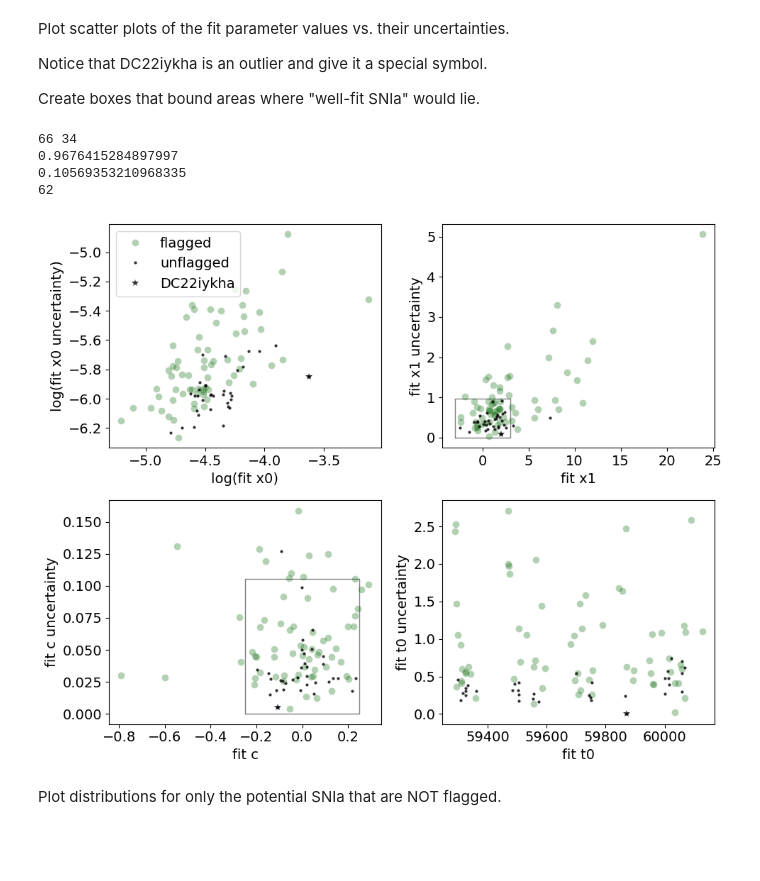
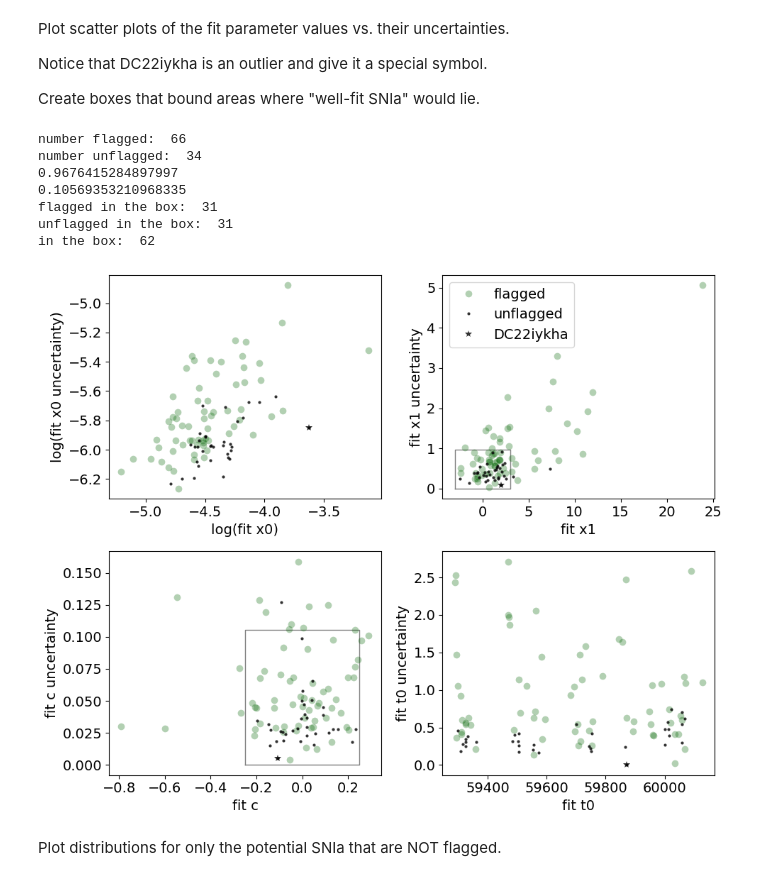
Before and after one commit to MelissaGraham/decam_ddf_tools, a Jupyter notebook: transients_science/SNIa/3_review_potential_snia_sncosmo.ipynb, the cells around one changed output. Cells and saved outputs as stored; diff of their text form; code cells hidden in the pictures; blank space fills up the shorter version.

```diff
--- a/transients_science/SNIa/3_review_potential_snia_sncosmo.ipynb
+++ b/transients_science/SNIa/3_review_potential_snia_sncosmo.ipynb
@@ -196,7 +200,8 @@ Create boxes that bound areas where "well-fit SNIa" would lie.
 # %%
 tx = np.where((fit_z > -90.0) & (fit_mlgflag != 0))[0]
 mlgx = np.where((fit_z > -90.0) & (fit_mlgflag == 0))[0]
-print(len(tx), len(mlgx))
+print('number flagged: ', len(tx))
+print('number unflagged: ', len(mlgx))
 
 x = np.where(fit_cand[mlgx] == 'DC22iykha')[0]
 
@@ -210,9 +215,15 @@ val_ce = np.mean(fit_ce[mlgx[tmp]]) + 3.0 * np.std(fit_ce[mlgx[tmp]])
 print(val_ce)
 del tmp
 
+tmp = np.where((fit_x1[tx] >= -3) & (fit_x1[tx] <= 3) & (fit_x1e[tx] >= 0.0) & (fit_x1e[tx] <= val_x1e) &
+               (fit_c[tx] >= -0.25) & (fit_c[tx] <= 0.25) & (fit_ce[tx] >= 0.0) & (fit_ce[tx] <= val_ce) )[0]
+print('flagged in the box: ', len(tmp))
+tmp = np.where((fit_x1[mlgx] >= -3) & (fit_x1[mlgx] <= 3) & (fit_x1e[mlgx] >= 0.0) & (fit_x1e[mlgx] <= val_x1e) &
+               (fit_c[mlgx] >= -0.25) & (fit_c[mlgx] <= 0.25) & (fit_ce[mlgx] >= 0.0) & (fit_ce[mlgx] <= val_ce) )[0]
+print('unflagged in the box: ', len(tmp))
 tmp = np.where((fit_x1 >= -3) & (fit_x1 <= 3) & (fit_x1e >= 0.0) & (fit_x1e <= val_x1e) &
                (fit_c >= -0.25) & (fit_c <= 0.25) & (fit_ce >= 0.0) & (fit_ce <= val_ce) )[0]
-print(len(tmp))
+print('in the box: ', len(tmp))
 
 
 plt.rcParams.update({'font.size': 14})
@@ -226,39 +237,43 @@ ax[0,0].plot(np.log10(fit_x0[tx]),   np.log10(fit_x0e[tx]),   'o', ms=7, alpha=0
 ax[0,0].plot(np.log10(fit_x0[mlgx]), np.log10(fit_x0e[mlgx]), 'o', ms=3, alpha=0.8, mew=0, color='black', label='unflagged')
 ax[0,0].plot(np.log10(fit_x0[mlgx[x]]), np.log10(fit_x0e[mlgx[x]]), '*', ms=7, alpha=0.8, mew=0, color='black', label='DC22iykha')
 ax[0,0].set_xlabel('log(fit x0)')
 ax[0,0].set_ylabel('log(fit x0 uncertainty)')
-ax[0,0].legend(loc='upper left')
+# ax[0,0].legend(loc='upper left')
 
-ax[0,1].plot(fit_x1[tx],   fit_x1e[tx],   'o', ms=7, alpha=0.3, mew=0, color='darkgreen')
-ax[0,1].plot(fit_x1[mlgx], fit_x1e[mlgx], 'o', ms=3, alpha=0.8, mew=0, color='black')
+ax[0,1].plot(fit_x1[tx],   fit_x1e[tx],   'o', ms=7, alpha=0.3, mew=0, color='darkgreen', label='flagged')
+ax[0,1].plot(fit_x1[mlgx], fit_x1e[mlgx], 'o', ms=3, alpha=0.8, mew=0, color='black', label='unflagged')
 ax[0,1].plot(fit_x1[mlgx[x]], fit_x1e[mlgx[x]], '*', ms=7, alpha=0.8, mew=0, color='black', label='DC22iykha')
 ax[0,1].set_xlabel('fit x1')
 ax[0,1].set_ylabel('fit x1 uncertainty')
 # ax[0,1].set_ylim([-0.1, np.max(fit_x1e[tx])])
+ax[0,1].legend(loc='best')
 
 ax[1,0].plot(fit_c[tx],   fit_ce[tx],   'o', ms=7, alpha=0.3, mew=0, color='darkgreen')
 ax[1,0].plot(fit_c[mlgx], fit_ce[mlgx], 'o', ms=3, alpha=0.8, mew=0, color='black')
 ax[1,0].plot(fit_c[mlgx[x]], fit_ce[mlgx[x]], '*', ms=7, alpha=0.8, mew=0, color='black', label='DC22iykha')
 ax[1,0].set_xlabel('fit c')
 ax[1,0].set_ylabel('fit c uncertainty')
 # ax[1,0].set_ylim([-0.01, np.max(fit_ce[tx])+0.02])
 
 ax[1,1].plot(fit_t0[tx],  fit_t0e[tx],   'o', ms=7, alpha=0.3, mew=0, color='darkgreen')
 ax[1,1].plot(fit_t0[mlgx],fit_t0e[mlgx], 'o', ms=3, alpha=0.8, mew=0, color='black')
 ax[1,1].plot(fit_t0[mlgx[x]], fit_t0e[mlgx[x]], '*', ms=7, alpha=0.8, mew=0, color='black', label='DC22iykha')
 ax[1,1].set_xlabel('fit t0')
 ax[1,1].set_ylabel('fit t0 uncertainty')
 # ax[1,1].set_ylim([-0.1, np.max(fit_t0e[tx])+0.2])
 
 fig.tight_layout()
 fig.savefig('3_review_potential_snia/snia_lcpars.png')
 fig.show()
 # %% [output]
-66 34
+number flagged:  66
+number unflagged:  34
 0.9676415284897997
 0.10569353210968335
-62
+flagged in the box:  31
+unflagged in the box:  31
+in the box:  62
-[figure, old version]
+[figure, new version]
 # %% [markdown]
 Plot distributions for only the potential SNIa that are NOT flagged.
 # %%
```
Also changed, not shown: parts of 1 cell of this notebook, 4 other files.
